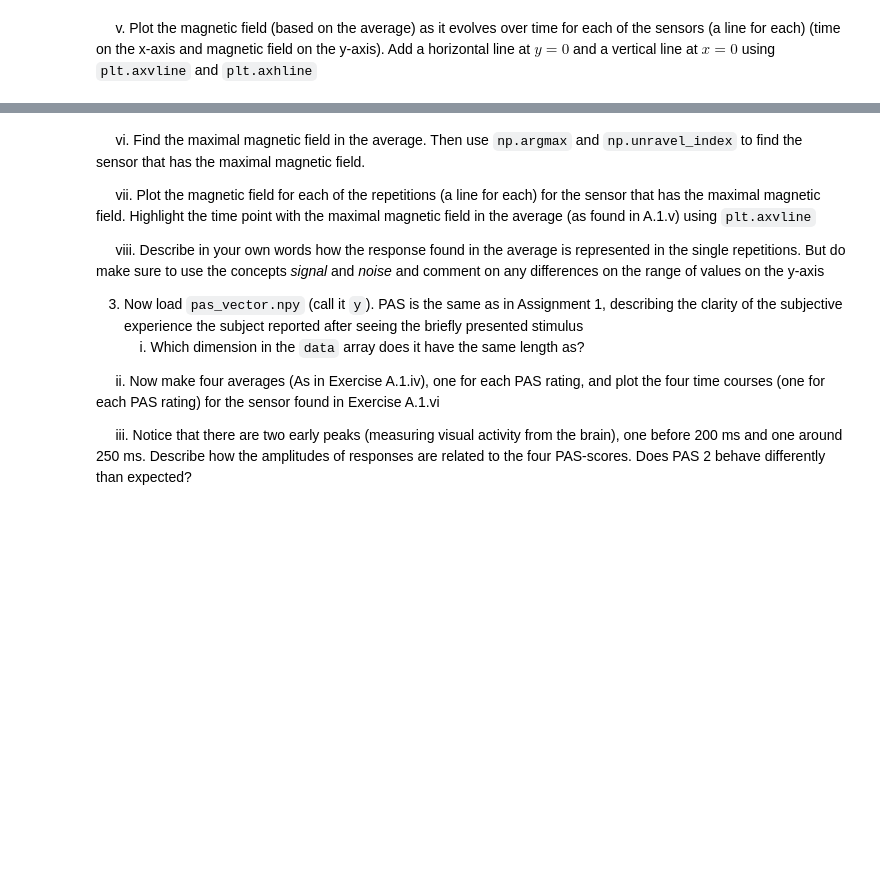
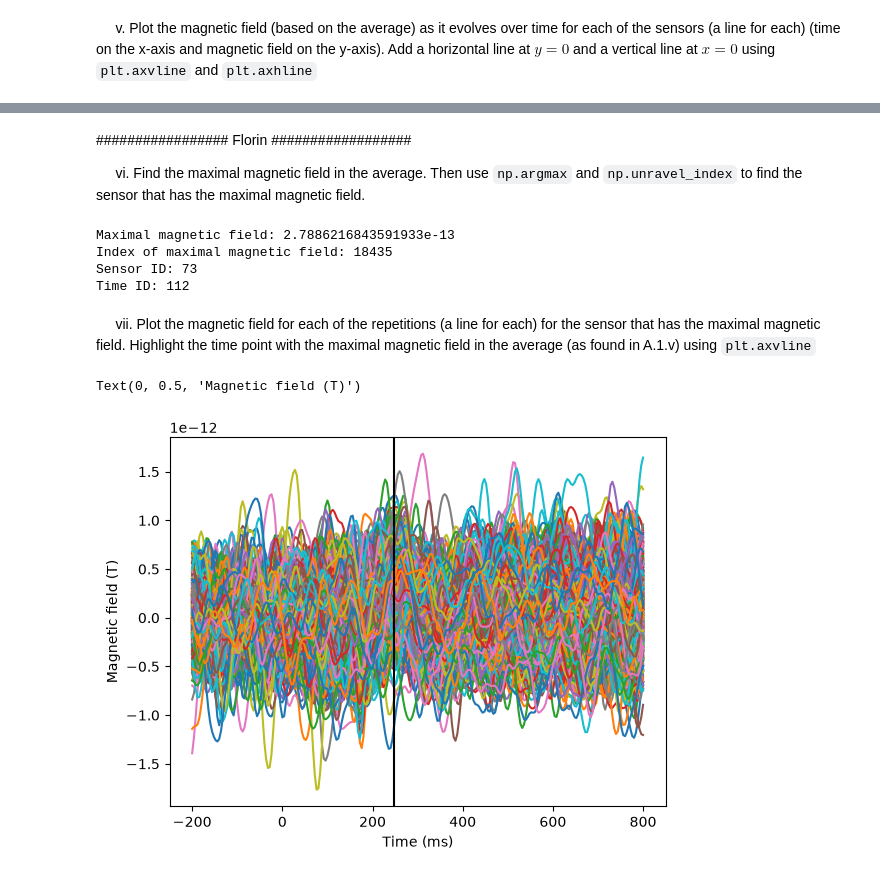
Before and after one commit to alfbeedholm/Methods_3_assignments_group_2, a Jupyter notebook: assignment_2/assignment_2 - Florin.ipynb, the cells around one changed output, grey strips where cells are left out. Saved outputs shown, nothing was run; the diff lists cells and outputs as text; code cells hidden in the pictures; blank space fills up the shorter version.

```diff
--- a/assignment_2/assignment_2 - Florin.ipynb
+++ b/assignment_2/assignment_2 - Florin.ipynb
@@ -68,14 +68,29 @@ plt.axhline(0)
 # %% [markdown]
+################# Florin ##################
+
 &nbsp;&nbsp;&nbsp;&nbsp;    vi. Find the maximal magnetic field in the average. Then use `np.argmax` and `np.unravel_index` to find the sensor that has the maximal magnetic field.
-
-&nbsp;&nbsp;&nbsp;&nbsp;    vii. Plot the magnetic field for each of the repetitions (a line for each) for the sensor that has the maximal magnetic field. Highlight the time point with the maximal magnetic field in the average (as found in A.1.v) using `plt.axvline`
-
-&nbsp;&nbsp;&nbsp;&nbsp;    viii. Describe in your own words how the response found in the average is represented in the single repetitions. But do make sure to use the concepts _signal_ and _noise_ and comment on any differences on the range of values on the y-axis
-
-
-3) Now load `pas_vector.npy` (call it `y`). PAS is the same as in Assignment 1, describing the clarity of the subjective experience the subject reported after seeing the briefly presented stimulus
-&nbsp;&nbsp;&nbsp;&nbsp;i. Which dimension in the `data` array does it have the same length as?
-
-&nbsp;&nbsp;&nbsp;&nbsp;    ii. Now make four averages (As in Exercise A.1.iv), one for each PAS rating, and plot the four time courses (one for each PAS rating) for the sensor found in Exercise A.1.vi
-
-&nbsp;&nbsp;&nbsp;&nbsp;    iii. Notice that there are two early peaks (measuring visual activity from the brain), one before 200 ms and one around 250 ms. Describe how the amplitudes of responses are related to the four PAS-scores. Does PAS 2 behave differently than expected?
+# %%
+max_field = np.max(avg_per_rep) # Finds the maximal magnetic field
+max_field_id = np.argmax(avg_per_rep) # Finds the index of the maximal magnetic field
+max_sensor_id, max_time_id = np.unravel_index(max_field_id, avg_per_rep.shape) # Converts the index to sensor and time indices
+
+print("Maximal magnetic field:", max_field)
+print("Index of maximal magnetic field:", max_field_id)
+print("Sensor ID:", max_sensor_id)
+print("Time ID:", max_time_id)
+# %% [output]
+Maximal magnetic field: 2.7886216843591933e-13
+Index of maximal magnetic field: 18435
+Sensor ID: 73
+Time ID: 112
+# %% [markdown]
+&nbsp;&nbsp;&nbsp;&nbsp;    vii. Plot the magnetic field for each of the repetitions (a line for each) for the sensor that has the maximal magnetic field. Highlight the time point with the maximal magnetic field in the average (as found in A.1.v) using `plt.axvline`
+# %%
+for i in range(len(megmag_data)):
+    plt.plot(times, megmag_data[i][max_sensor_id])
+plt.axvline(times[max_time_id], color = 'k')
+plt.xlabel('Time (ms)')
+plt.ylabel('Magnetic field (T)')
+# %% [output]
+Text(0, 0.5, 'Magnetic field (T)')
+[figure, added]
```
Also changed, not shown: parts of 11 cells of this notebook.
